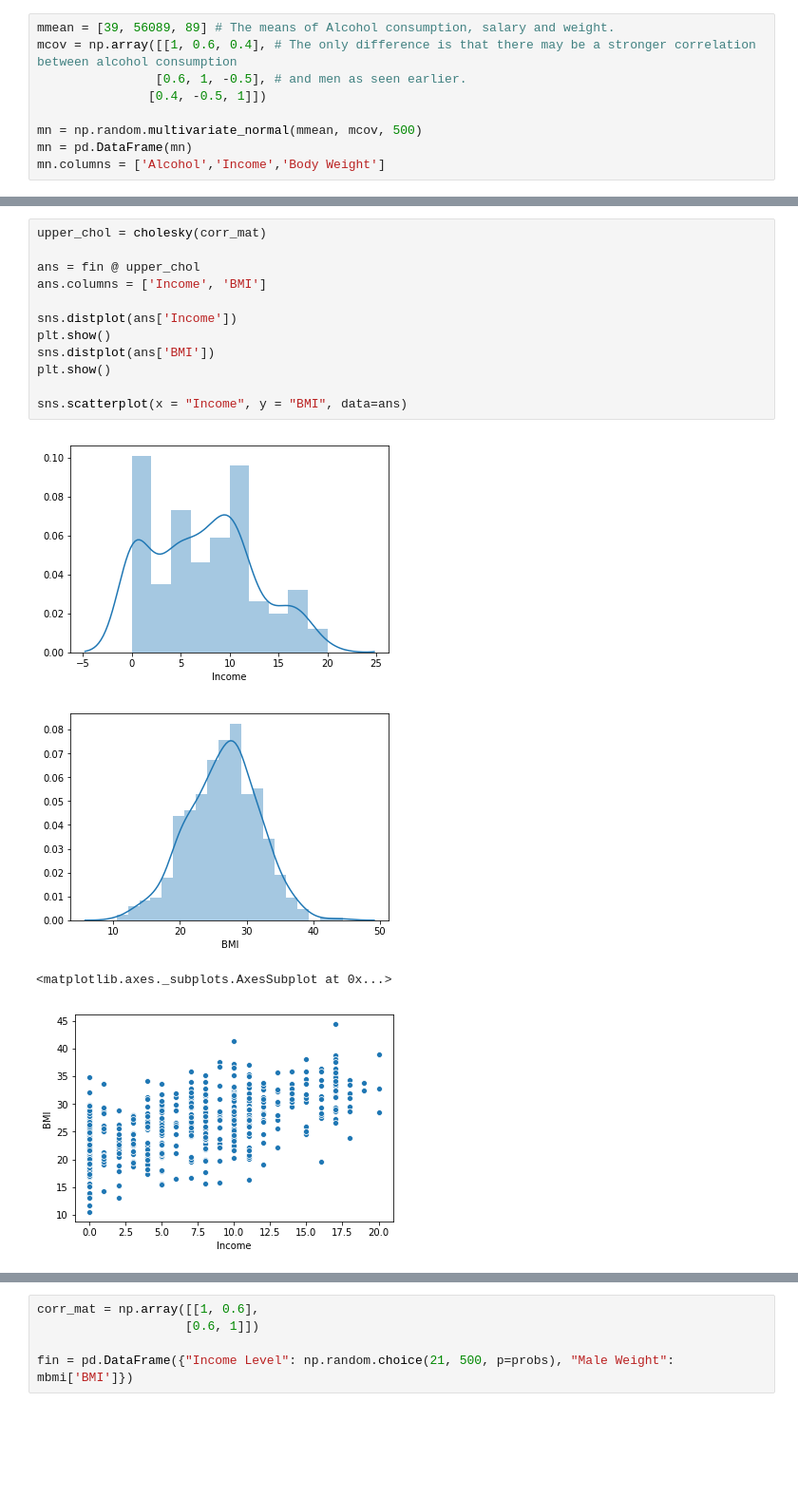
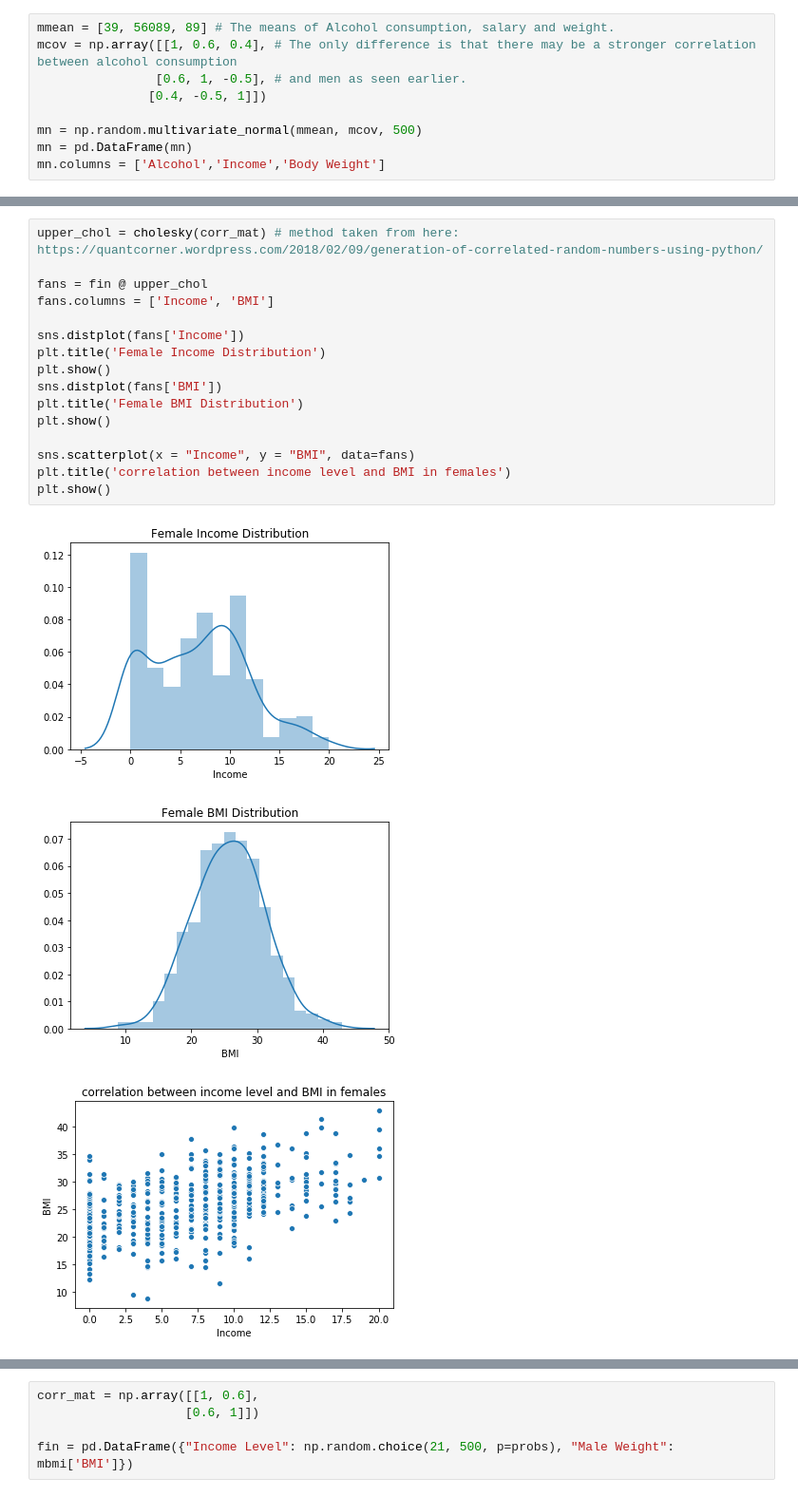
Before and after one commit to dermotkel/programming-project, a Jupyter notebook: Programming Project.ipynb, the cells around one changed output, grey strips where cells are left out. Shown: that part at 95% size. Drawn from its saved outputs; the diff is of its cells as text; blank space fills up the shorter version.

```diff
--- a/Programming Project.ipynb
+++ b/Programming Project.ipynb
@@ -542,17 +548,20 @@ fin = pd.DataFrame({"Income": female_income_level['Income'], "BMI": fbmi['BMI']}
 # %%
-upper_chol = cholesky(corr_mat)
+upper_chol = cholesky(corr_mat) # method taken from here:  https://quantcorner.wordpress.com/2018/02/09/generation-of-correlated-random-numbers-using-python/
 
-ans = fin @ upper_chol
-ans.columns = ['Income', 'BMI']
+fans = fin @ upper_chol
+fans.columns = ['Income', 'BMI']
 
-sns.distplot(ans['Income'])
+sns.distplot(fans['Income'])
+plt.title('Female Income Distribution')
 plt.show()
-sns.distplot(ans['BMI'])
+sns.distplot(fans['BMI'])
+plt.title('Female BMI Distribution')
 plt.show()
 
-sns.scatterplot(x = "Income", y = "BMI", data=ans)
+sns.scatterplot(x = "Income", y = "BMI", data=fans)
+plt.title('correlation between income level and BMI in females')
+plt.show()
 # %% [output]
-[figure, old version]
+[figure, new version]
-[figure, old version]
+[figure, new version]
-<matplotlib.axes._subplots.AxesSubplot at 0x...>
-[figure, old version]
+[figure, new version]
```
Also changed, not shown: parts of 32 cells of this notebook.
